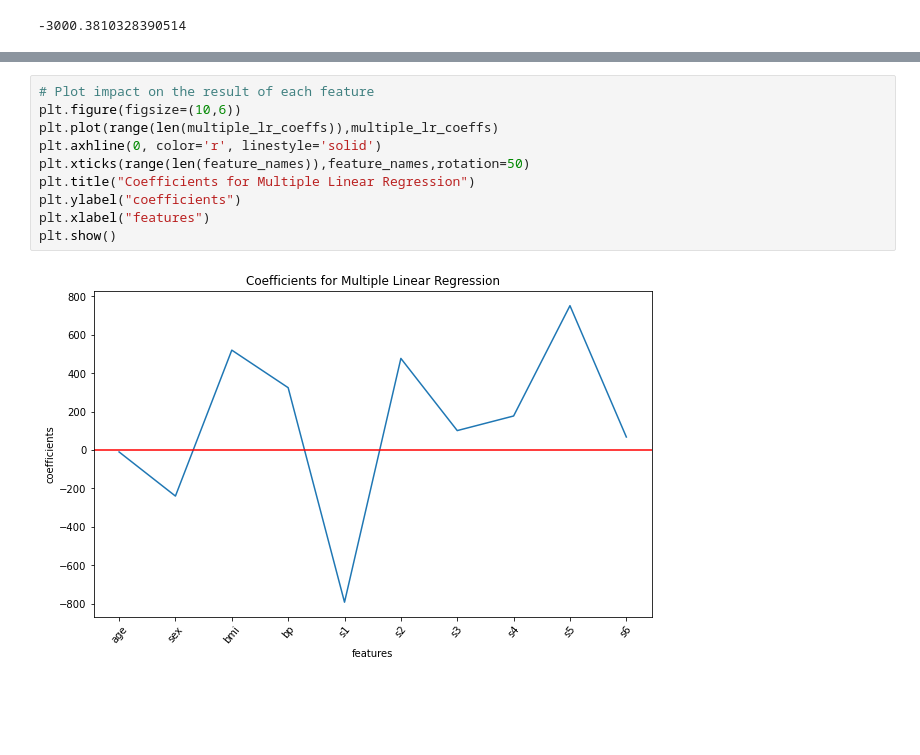
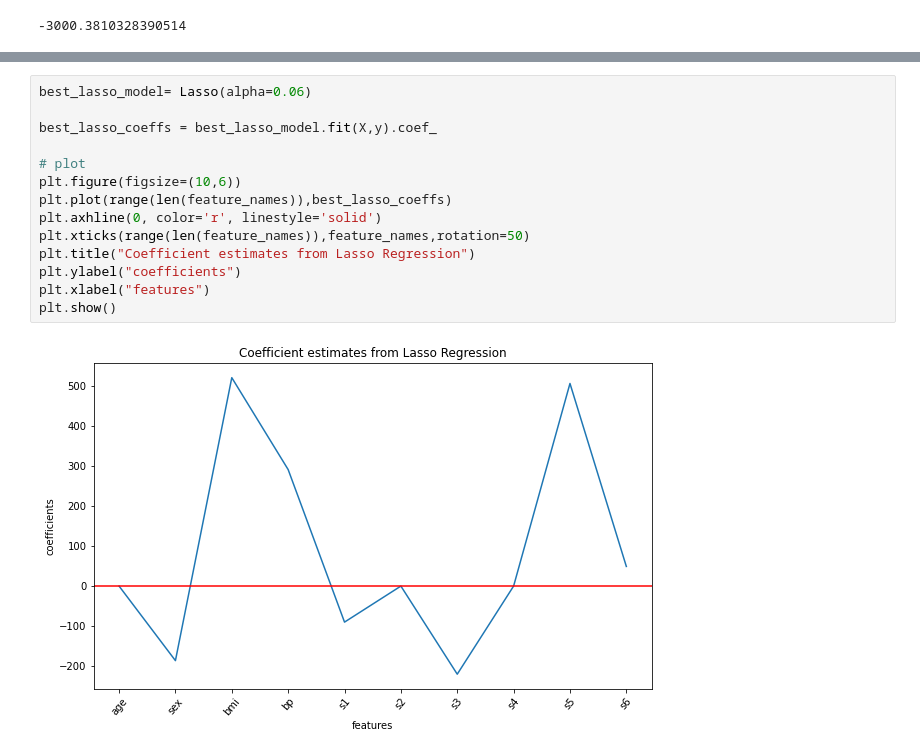
Before and after one commit to Lab-Brat/Materials_Informatics_Experiments, a Jupyter notebook: linear_regression/diabetes.ipynb, the cells around one changed output, grey strips where cells are left out. Saved outputs shown, nothing was run; the diff lists cells and outputs as text; blank space fills up the shorter version.

Commit message:
added Ridge, Lasso and ElasticNet Regression and a comparison

```diff
--- a/linear_regression/diabetes.ipynb
+++ b/linear_regression/diabetes.ipynb
@@ -60,12 +115,16 @@ Index(['age', 'sex', 'bmi', 'bp', 's1', 's2', 's3', 's4', 's5', 's6'], dtype='ob
 # %%
-# Plot impact on the result of each feature
+best_lasso_model= Lasso(alpha=0.06)
+
+best_lasso_coeffs = best_lasso_model.fit(X,y).coef_
+
+# plot
 plt.figure(figsize=(10,6))
-plt.plot(range(len(multiple_lr_coeffs)),multiple_lr_coeffs)
+plt.plot(range(len(feature_names)),best_lasso_coeffs)
 plt.axhline(0, color='r', linestyle='solid')
 plt.xticks(range(len(feature_names)),feature_names,rotation=50)
-plt.title("Coefficients for Multiple Linear Regression")
+plt.title("Coefficient estimates from Lasso Regression")
 plt.ylabel("coefficients")
 plt.xlabel("features")
 plt.show()
 # %% [output]
-[figure, old version]
+[figure, new version]
```
Also changed, not shown: parts of 8 cells of this notebook.
